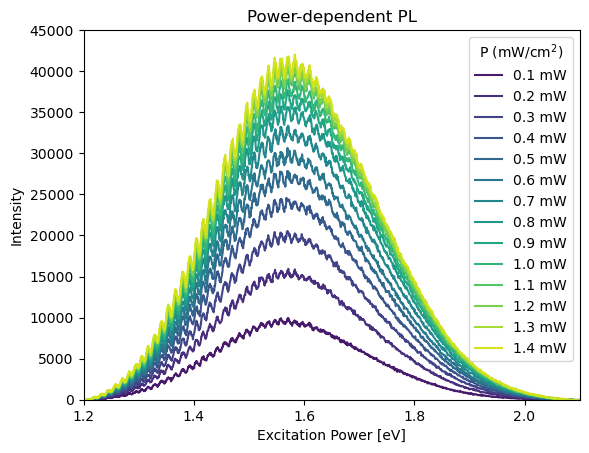
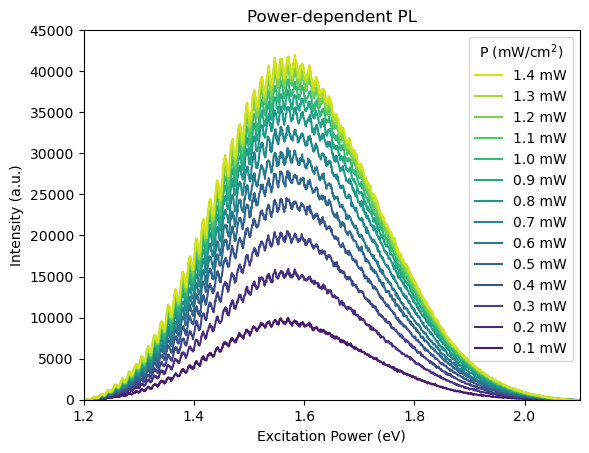
The change to this notebook cell's code, shown as a diff; its figure went from the first image to the second:
--- before
+++ after
@@ -17,7 +17,7 @@
 title="Power-dependent PL"
 plt.title(title)
-plt.legend(title="P (mW/cm$^2$)")
-plt.ylabel("Intensity")
-plt.xlabel("Excitation Power [eV]")
+plt.legend(title="P (mW/cm$^2$)", reverse=True)
+plt.ylabel("Intensity (a.u.)")
+plt.xlabel("Excitation Power (eV)")
 plt.ylim(0, 45000)
 plt.xlim(1.2, 2.1)

Commit: M